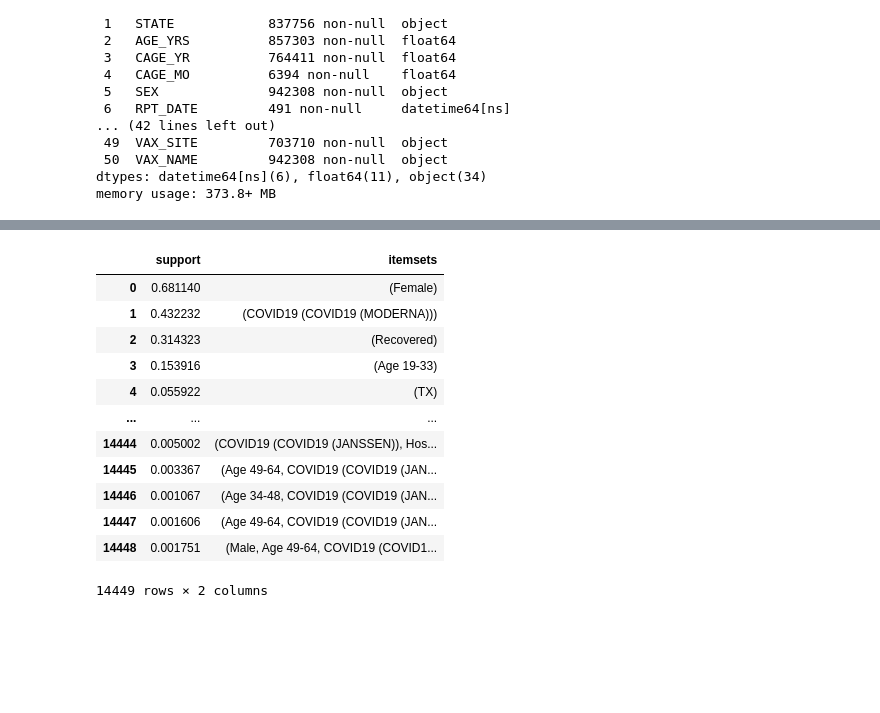
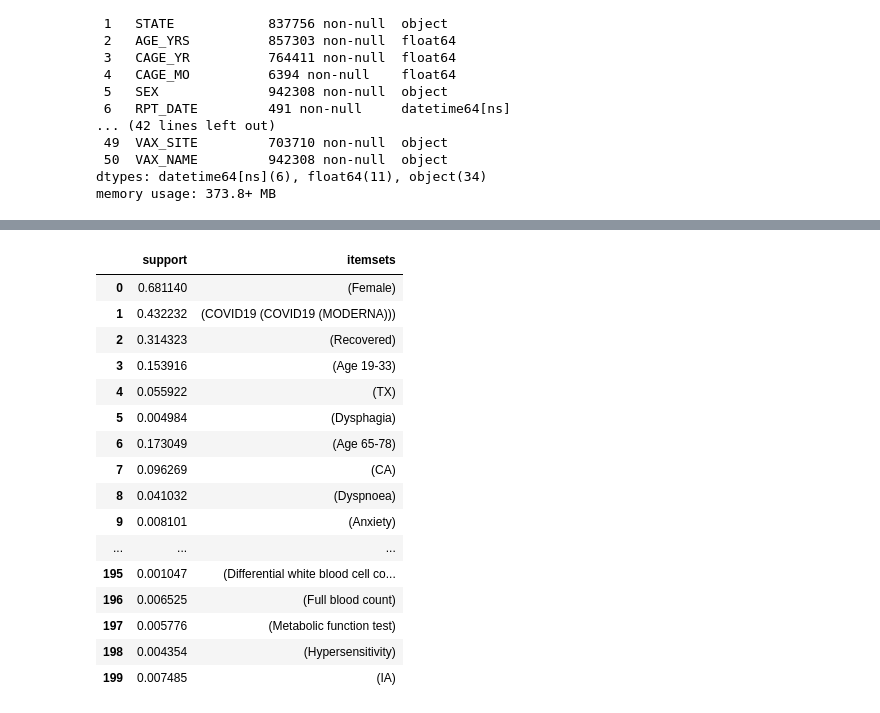
Before and after one commit to dougjih/big-data-algorithms-group-project, a Jupyter notebook: frequent_itemsets.ipynb, the cells around one changed output, grey strips where cells are left out. Cells and saved outputs as stored; diff of their text form; code cells hidden in the pictures; blank space fills up the shorter version.

Commit message:
Improve frequent_itemsets.ipynb output
Include fuller output tables

```diff
--- a/frequent_itemsets.ipynb
+++ b/frequent_itemsets.ipynb
@@ -82,19 +86,23 @@ Wall time: 28.9 s
 # %%
-frequent_itemsets
+frequent_itemsets.head(200)
 # %% [output]
 |  | support | itemsets |
 | 0 | 0.681140 | (Female) |
 | 1 | 0.432232 | (COVID19 (COVID19 (MODERNA))) |
 | 2 | 0.314323 | (Recovered) |
 | 3 | 0.153916 | (Age 19-33) |
 | 4 | 0.055922 | (TX) |
+| 5 | 0.004984 | (Dysphagia) |
+| 6 | 0.173049 | (Age 65-78) |
+| 7 | 0.096269 | (CA) |
+| 8 | 0.041032 | (Dyspnoea) |
+| 9 | 0.008101 | (Anxiety) |
 | ... | ... | ... |
-| 14444 | 0.005002 | (COVID19 (COVID19 (JANSSEN)), Hos... |
-| 14445 | 0.003367 | (Age 49-64, COVID19 (COVID19 (JAN... |
-| 14446 | 0.001067 | (Age 34-48, COVID19 (COVID19 (JAN... |
-| 14447 | 0.001606 | (Age 49-64, COVID19 (COVID19 (JAN... |
-| 14448 | 0.001751 | (Male, Age 49-64, COVID19 (COVID1... |
+| 195 | 0.001047 | (Differential white blood cell co... |
+| 196 | 0.006525 | (Full blood count) |
+| 197 | 0.005776 | (Metabolic function test) |
+| 198 | 0.004354 | (Hypersensitivity) |
+| 199 | 0.007485 | (IA) |
-14449 rows × 2 columns
 # %%
 %%time
 assoc_rules = mlxtend.frequent_patterns.association_rules(frequent_itemsets, metric="confidence", min_threshold=0.8)
```
Also changed, not shown: parts of 9 cells of this notebook.
